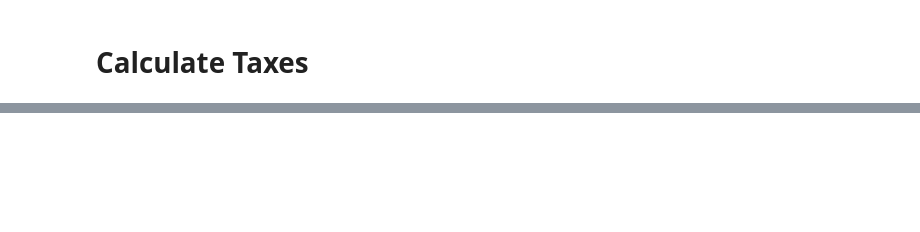
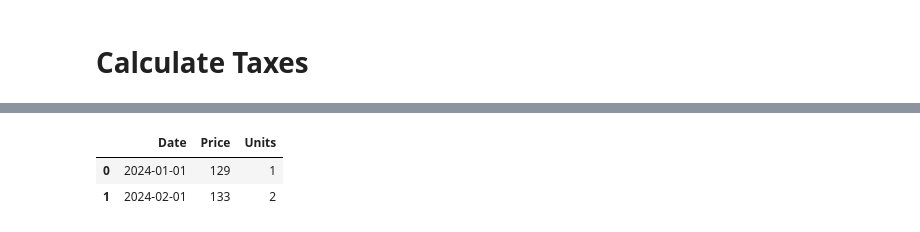
Before and after one commit to FedericoGentile/capital-gains-tax-calculator, a Jupyter notebook: tax_calculator_simulator.ipynb, the cells around one changed output, grey strips where cells are left out. Saved outputs shown, nothing was run; the diff lists cells and outputs as text; code cells hidden in the pictures; blank space fills up the shorter version.

```diff
--- a/tax_calculator_simulator.ipynb
+++ b/tax_calculator_simulator.ipynb
@@ -7,7 +7,7 @@ from datetime import datetime
 # Parameters
 # %%
 TAX_RATE = 0.275
-METHOD = "HIFO" # ACB, FIFO, LIFO, HIFO
+METHOD = "LIFO" # ACB, FIFO, LIFO, HIFO
 VERBOSE = True
 # %% [markdown]
 # Functions
@@ -329,0 +356,6 @@ df_sales
+# %%
+df_balance
+# %% [output]
+|  | Date | Price | Units |
+| 0 | 2024-01-01 | 129 | 1 |
+| 1 | 2024-02-01 | 133 | 2 |
```
Also changed, not shown: parts of 3 cells of this notebook.
